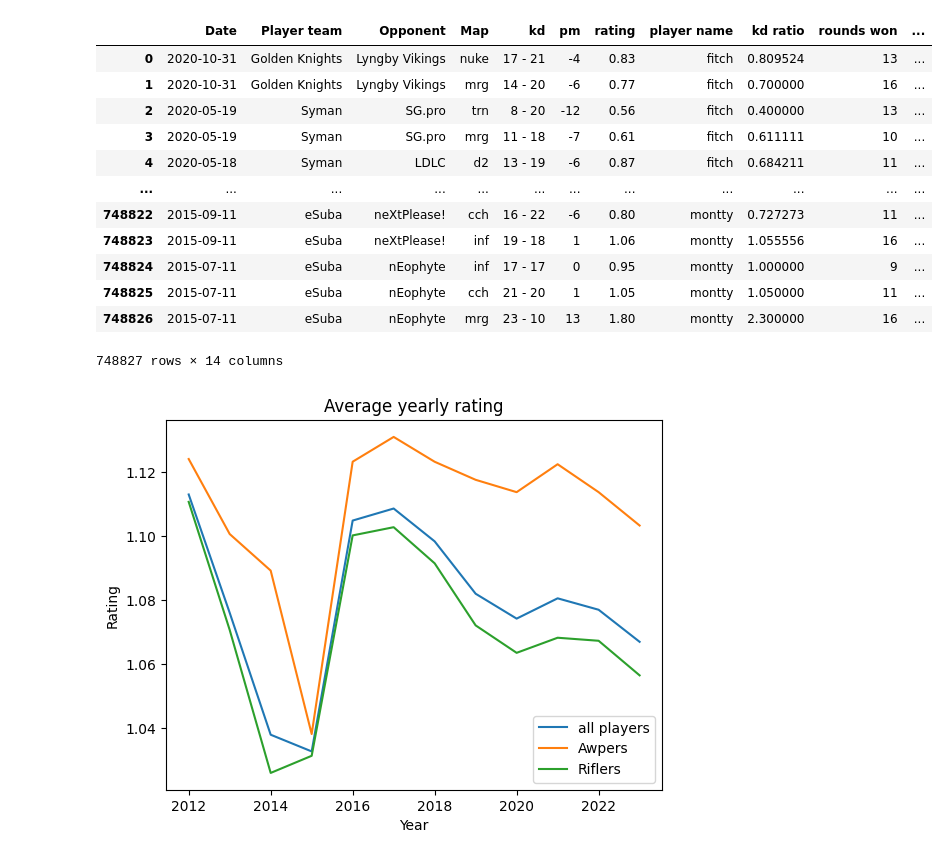
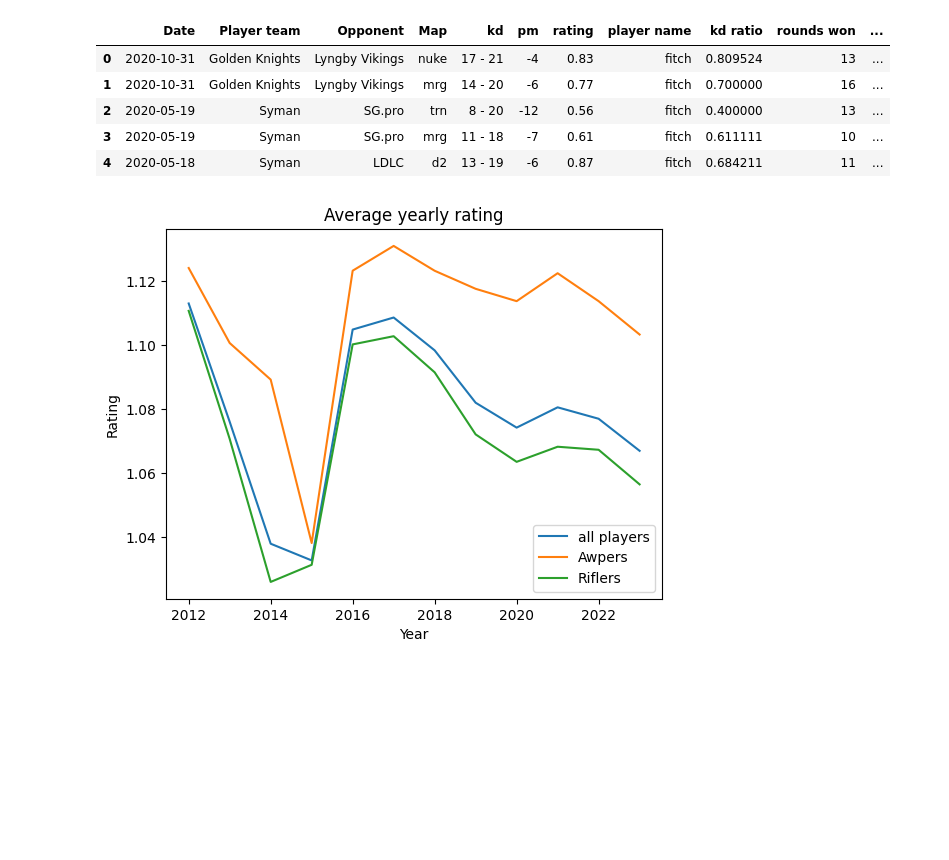
Before and after one commit to condulences/condulences.github.io, a Jupyter notebook: final.ipynb, the cells around one changed output. Cells and saved outputs as stored; diff of their text form; code cells hidden in the pictures; blank space fills up the shorter version.

```diff
--- a/final.ipynb
+++ b/final.ipynb
@@ -51,10 +52,16 @@ for url in urls:
             awpers.add(s)
         if "Gafolo" in l.get('href') or "Potei" in l.get('href') or "ZywOo" in l.get('href'):
             toggle=False
+
+with open("awpers.json", 'w') as file:
+    json.dump(list(awpers), file)
 # %%
 df = pd.read_csv("all games processed.csv", sep=',')
+with open('awpers.json') as file:
+    awpers = json.load(file)
 df= df.drop('Unnamed: 0', axis=1)
 
 # cleaning data and labeling awpers
 df['rating'] = df['rating'].apply(lambda s: float(s.replace("*", "")))
 df['Awper'] = df['player name'].apply(lambda s: s in awpers)
+df.head()
@@ -81,5 +88,4 @@ df.sort_values('Date')
 # %%
-df.loc[1, 'Date'] < dt.datetime(2020,1,1)
 x = np.arange(2012, 2024)
 y = []
 y_awp = []
@@ -87,39 +93,32 @@ y_rifle = []
 
 # determining mean performance per year and standardizing rating
 for year in x:
     date_mask = (dt.datetime(year,1,1) < df['Date']) & (df['Date'] < dt.datetime(year,12,31))
     y.append(df[date_mask]['rating'].mean())
     mean_awp = df[date_mask & df['Awper']]['rating'].mean()
     y_awp.append(mean_awp)
     mean_rifle = df[date_mask & ~df['Awper']]['rating'].mean()
     y_rifle.append(mean_rifle)
 
     std_awp = df[date_mask & df['Awper']]['rating'].std()
     std_rifle = df[date_mask & ~df['Awper']]['rating'].std()
 
     df.loc[date_mask & df['Awper'],'standard rating'] = (df['rating']-mean_awp) / std_awp
     df.loc[date_mask & ~df['Awper'],'standard rating'] = (df['rating']-mean_rifle) / std_rifle
 
 plt.plot(x,y,label = 'all players')
 plt.plot(x,y_awp,label = 'Awpers')
 plt.plot(x,y_rifle,label = 'Riflers')
 plt.legend()
 plt.xlabel("Year")
 plt.ylabel("Rating")
 plt.title("Average yearly rating")
-df
+df.head()
 # %% [output]
 |  | Date | Player team | Opponent | Map | kd | pm | rating | player name | kd ratio | rounds won | ... |
 | 0 | 2020-10-31 | Golden Knights | Lyngby Vikings | nuke | 17 - 21 | -4 | 0.83 | fitch | 0.809524 | 13 | ... |
 | 1 | 2020-10-31 | Golden Knights | Lyngby Vikings | mrg | 14 - 20 | -6 | 0.77 | fitch | 0.700000 | 16 | ... |
 | 2 | 2020-05-19 | Syman | SG.pro | trn | 8 - 20 | -12 | 0.56 | fitch | 0.400000 | 13 | ... |
 | 3 | 2020-05-19 | Syman | SG.pro | mrg | 11 - 18 | -7 | 0.61 | fitch | 0.611111 | 10 | ... |
 | 4 | 2020-05-18 | Syman | LDLC | d2 | 13 - 19 | -6 | 0.87 | fitch | 0.684211 | 11 | ... |
-| ... | ... | ... | ... | ... | ... | ... | ... | ... | ... | ... | ... |
-| 748822 | 2015-09-11 | eSuba | neXtPlease! | cch | 16 - 22 | -6 | 0.80 | montty | 0.727273 | 11 | ... |
-| 748823 | 2015-09-11 | eSuba | neXtPlease! | inf | 19 - 18 | 1 | 1.06 | montty | 1.055556 | 16 | ... |
-| 748824 | 2015-07-11 | eSuba | nEophyte | inf | 17 - 17 | 0 | 0.95 | montty | 1.000000 | 9 | ... |
-| 748825 | 2015-07-11 | eSuba | nEophyte | cch | 21 - 20 | 1 | 1.05 | montty | 1.050000 | 11 | ... |
-| 748826 | 2015-07-11 | eSuba | nEophyte | mrg | 23 - 10 | 13 | 1.80 | montty | 2.300000 | 16 | ... |
-748827 rows × 14 columns
 [figure]
```
Also changed, not shown: parts of 4 cells of this notebook, 1 other file.
